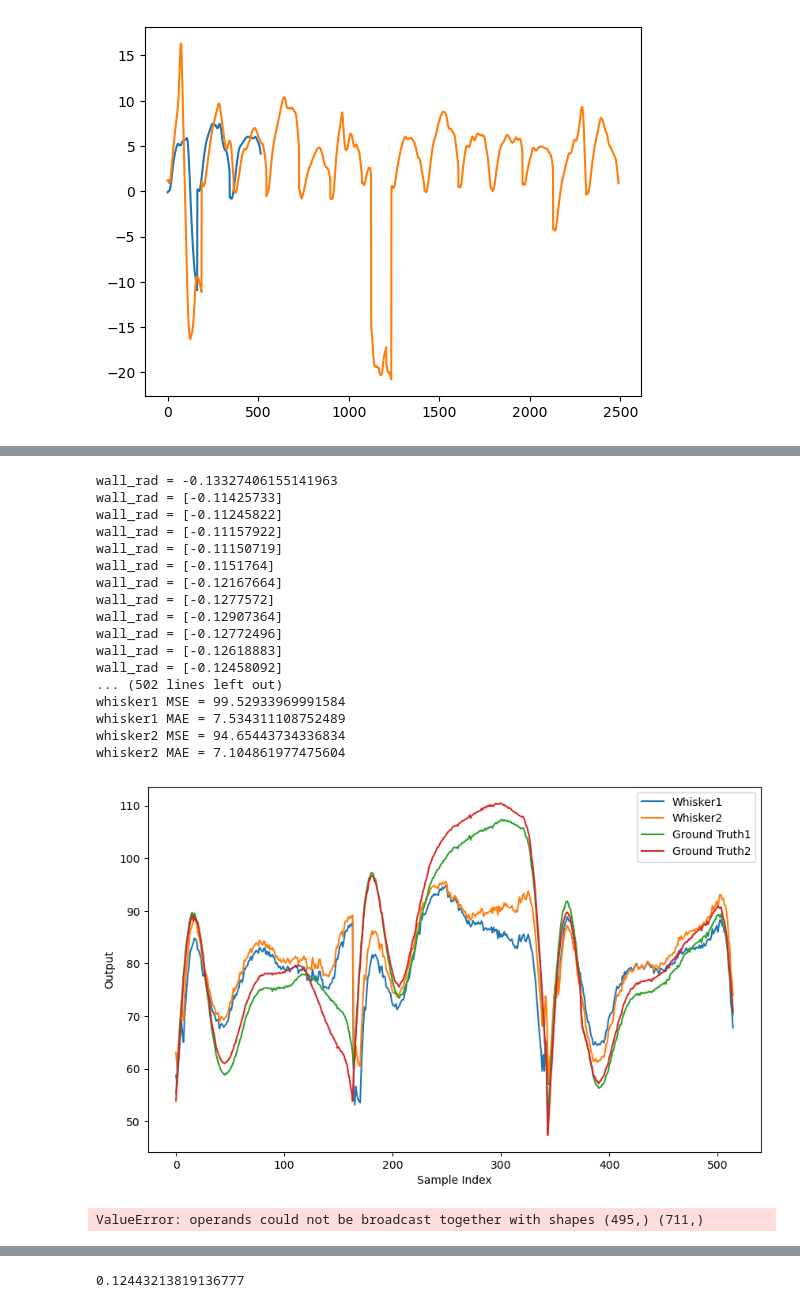
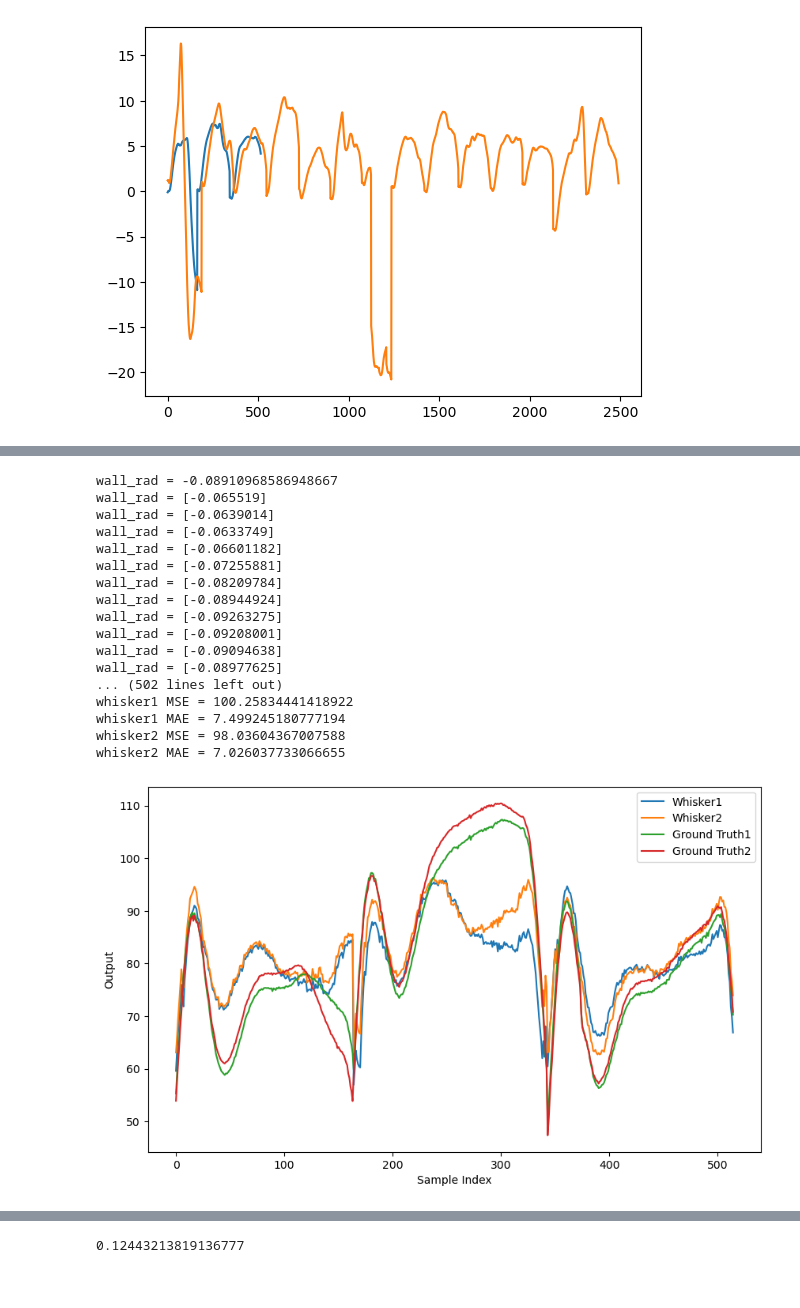
Before and after one commit to TacYee/crazyflie-firmware-bl, a Jupyter notebook: examples/demos/app_whiskers_CF/data/data_preprocess.ipynb, the cells around one changed output, grey strips where cells are left out. Cells and saved outputs as stored; diff of their text form; code cells hidden in the pictures.

```diff
--- a/examples/demos/app_whiskers_CF/data/data_preprocess.ipynb
+++ b/examples/demos/app_whiskers_CF/data/data_preprocess.ipynb
@@ -90,7 +90,7 @@ file_paths = ['20241209-2/data1.csv', '20241209-2/data17.csv', '20241209-2/data2
               '20241209-2/data9.csv', '20241209-2/data13.csv', '20241209-2/data6.csv', '20241209-2/data12.csv',
               '20241209-2/data7.csv', '20241209-2/data11.csv', '20241209-2/data3.csv', '20241209-2/data4.csv',
               '20241209-2/data8.csv', '20241209-2/data18.csv']
-train_whisker1, train_whisker2, train_laser1, train_laser2, train_GT1, train_GT2, train_orientation, train_position= process_data(file_paths[:14])
+train_whisker1, train_whisker2, train_laser1, train_laser2, train_GT1, train_GT2, train_orientation, train_position= process_data(file_paths[:17])
 test_whisker1, test_whisker2, test_laser1, test_laser2, test_GT1, test_GT2, test_orientation, test_position = process_data(file_paths[14:17])
 
 train_whisker1_filtered, train_whisker2_filtered, train_laser1_filtered,train_laser2_filtered, train_GT1_filtered,train_GT2_filtered, train_orientation_filtered, _ = filter_data_both(train_whisker1, train_whisker2, train_laser1, train_laser2, train_GT1, train_GT2, 10, train_orientation, train_position)
@@ -99,8 +99,16 @@ test_whisker1_filtered, test_whisker2_filtered, test_laser1_filtered, test_laser
 scaler = StandardScaler()
 train_whisker1_filtered_N = scaler.fit_transform(train_whisker1_filtered)
 test_whisker1_filtered_N = scaler.transform(test_whisker1_filtered)
+mean_train = scaler.mean_
+std_train = scaler.scale_
+print(mean_train)
+print(std_train)
 train_whisker2_filtered_N = scaler.fit_transform(train_whisker2_filtered)
 test_whisker2_filtered_N = scaler.transform(test_whisker2_filtered)
+mean_train = scaler.mean_
+std_train = scaler.scale_
+print(mean_train)
+print(std_train)
 
 filtered_data_counts = np.zeros((len(file_paths), 1), dtype=int)  # 2表示有两个过滤后的数据
 for i, file_path in enumerate(file_paths):
@@ -388,7 +395,7 @@ from model import *
 from torch.utils.data import DataLoader, TensorDataset
 device = torch.device('cuda' if torch.cuda.is_available() else 'cpu')
 model = MLP(input_size=3, hidden_size=32, output_size=1, dropout_prob=0).to(device)
-best_model_path='MLP_best_model_save//mlp_bs_32_lr_0.001_reg_0.001_do_0.1_rmse_12.8143_whisker1.pt'
+best_model_path='MLP_best_model_save/U_mlp_bs_32_lr_0.001_reg_0.001_do_0.1_rmse_12.8143_whisker1.pt'
 model.load_state_dict(torch.load(best_model_path))
 test_whisker_tensor = torch.Tensor(test_whisker1_filtered_N)
 test_GT_tensor = torch.Tensor(test_GT1_filtered)
@@ -416,7 +423,7 @@ from model import *
 from torch.utils.data import DataLoader, TensorDataset
 device = torch.device('cuda' if torch.cuda.is_available() else 'cpu')
 model = MLP(input_size=3, hidden_size=32, output_size=1, dropout_prob=0.1).to(device)
-best_model_path='MLP_best_model_save/mlp_bs_32_lr_0.001_reg_0.001_do_0.1_rmse_9.8377_whisker2.pt'
+best_model_path='MLP_best_model_save/U_mlp_bs_32_lr_0.001_reg_0.001_do_0.1_rmse_9.8377_whisker2.pt'
 model.load_state_dict(torch.load(best_model_path))
 test_whisker_tensor = torch.Tensor(test_whisker2_filtered_N)
 test_GT_tensor = torch.Tensor(test_GT2_filtered)
@@ -589,7 +596,6 @@ def apply_kalman_filterFLAT3(initial_state1, initial_state2, initial_position, i
     kf = KalmanFilterFLAT3_seperate(initial_state1, initial_state2, initial_position, initial_yaw, initial_covariance, process_noise, measurement_noise, fading_factor)
     estimates1 = [np.array([initial_state1])]
     estimates2 = [np.array([initial_state2])]
-    estimates = [np.array([0])]
     for z1, z2, position, yaw in zip(test_pre1[1:], test_pre2[1:], positions[1:], yaws[1:]):
         kf.predict(position, yaw)
         kf.update(np.array([240 - z1]), np.array([240 - z2]))
@@ -621,9 +627,9 @@ test_pre2_3 = test_pre2[343:515]
 test_position_1 = test_position_filtered[0:164]
 test_position_2 = test_position_filtered[164:343]
 test_position_3 = test_position_filtered[343:515]
-test_yaw_1 = test_orientation_filtered[0:164] - 2.6
-test_yaw_2 = test_orientation_filtered[164:343] - 2.6
-test_yaw_3 = test_orientation_filtered[343:515] - 2.6
+test_yaw_1 = test_orientation_filtered[0:164]
+test_yaw_2 = test_orientation_filtered[164:343]
+test_yaw_3 = test_orientation_filtered[343:515]
 
 # 初始状态和噪声配置
 initial_states1 = [test_pre1_1[0], test_pre1_2[0], test_pre1_3[0]]
@@ -631,7 +637,7 @@ initial_states2 = [test_pre2_1[0], test_pre2_2[0], test_pre2_3[0]]
 initial_positions = [test_position_1[0], test_position_2[0], test_position_3[0]]
 initial_yaws = [test_yaw_1[0], test_yaw_2[0], test_yaw_3[0]]
 initial_covariance = np.array([[50]])
-process_noise = np.array([[0.0001]])
+process_noise = np.array([[0.0002]])
 measurement_noise = np.array([[1]])
 
 # 应用卡尔曼滤波
@@ -645,55 +651,47 @@ test_kal2 = test_kal2_1 + test_kal2_2 + test_kal2_3
 print(test_kal1)
 print(test_kal2)
 # 计算损失
 MSE_loss_1 = mean_squared_error(test_kal1, test_GT1_filtered)
 MAE_loss_1 = mean_absolute_error(test_kal1, test_GT1_filtered)
 MSE_loss_2 = mean_squared_error(test_kal2, test_GT2_filtered)
 MAE_loss_2 = mean_absolute_error(test_kal2, test_GT2_filtered)
 
 print(f'whisker1 MSE = {MSE_loss_1}')
 print(f'whisker1 MAE = {MAE_loss_1}')
 print(f'whisker2 MSE = {MSE_loss_2}')
 print(f'whisker2 MAE = {MAE_loss_2}')
 
 # 保存图像
 test_image_folder = 'FLAT3_MLP_KF_test_image_save_whisker1+2'
 os.makedirs(test_image_folder, exist_ok=True)
 test_image_output_file_1 = f'{test_image_folder}/p_0.05_noise_1e-2_modelvarianceweight_1_whisker1_kf_certainnoise_50_0.1_1_1.png'
 
 plt.figure(figsize=(10, 6))
 # plt.plot(test_kal, label='Whisker')
 plt.plot(test_kal1, label='Whisker1')
 plt.plot(test_kal2, label='Whisker2')
 plt.plot(test_GT1_filtered, label='Ground Truth1')
 plt.plot(test_GT2_filtered, label='Ground Truth2')
 plt.legend()
 plt.xlabel('Sample Index')
 plt.ylabel('Output')
 plt.savefig(test_image_output_file)
 # %% [output]
-wall_rad = -0.13327406155141963
-wall_rad = [-0.11425733]
-wall_rad = [-0.11245822]
-wall_rad = [-0.11157922]
-wall_rad = [-0.11150719]
-wall_rad = [-0.1151764]
-wall_rad = [-0.12167664]
-wall_rad = [-0.1277572]
-wall_rad = [-0.12907364]
-wall_rad = [-0.12772496]
-wall_rad = [-0.12618883]
-wall_rad = [-0.12458092]
+wall_rad = -0.08910968586948667
+wall_rad = [-0.065519]
+wall_rad = [-0.0639014]
+wall_rad = [-0.0633749]
+wall_rad = [-0.06601182]
+wall_rad = [-0.07255881]
+wall_rad = [-0.08209784]
+wall_rad = [-0.08944924]
+wall_rad = [-0.09263275]
+wall_rad = [-0.09208001]
+wall_rad = [-0.09094638]
+wall_rad = [-0.08977625]
 ... (502 lines left out)
-whisker1 MSE = 99.52933969991584
-whisker1 MAE = 7.534311108752489
-whisker2 MSE = 94.65443734336834
-whisker2 MAE = 7.104861977475604
+whisker1 MSE = 100.25834441418922
+whisker1 MAE = 7.499245180777194
+whisker2 MSE = 98.03604367007588
+whisker2 MAE = 7.026037733066655
-[figure, old version]
+[figure, new version]
-# %%
-save_deviation_image(model, test_loader,  test_laser_tensor, test_image_deviation_file)
-save_reconstruction_surface_1(
-    model, test_loader, test_orientation1_filtered, test_position1_filtered,
-    test_laser1_filtered, test_image_reconstruction_file
-)
-# %% [output]
-ValueError: operands could not be broadcast together with shapes (495,) (711,)
```
Also changed, not shown: parts of 11 cells of this notebook, 21 other files.
